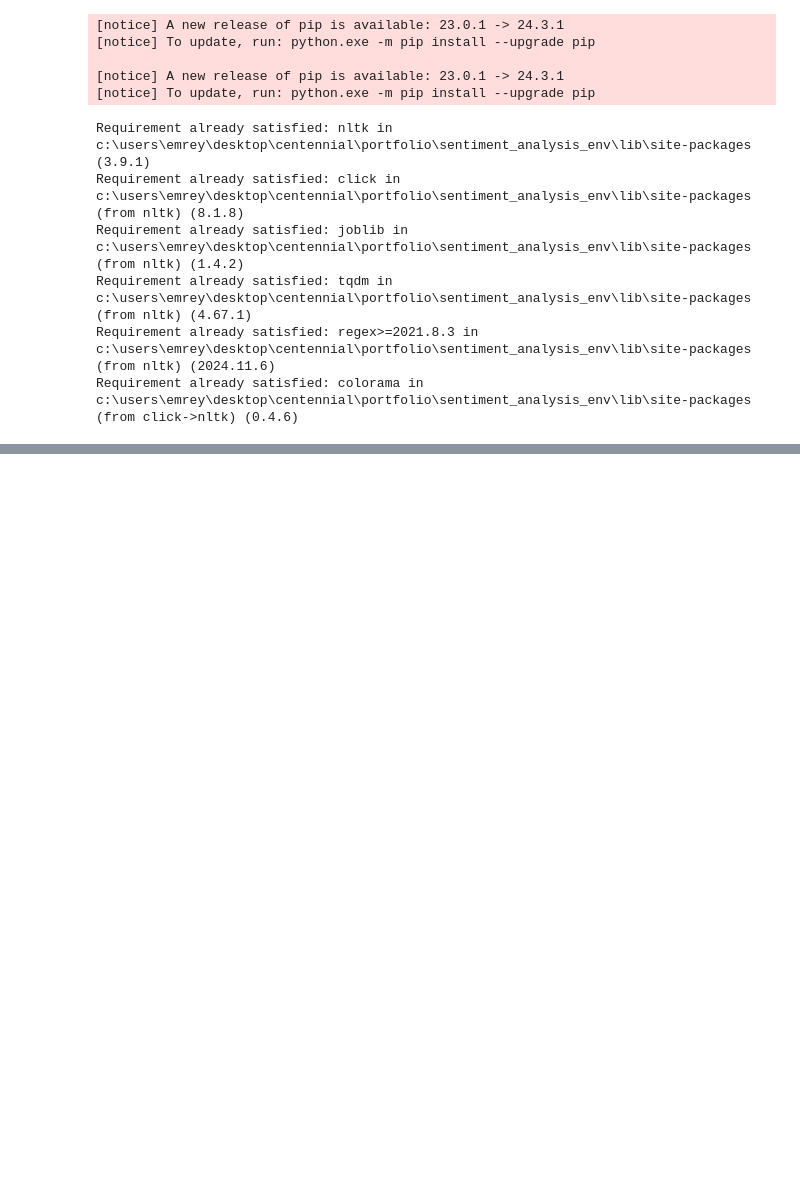
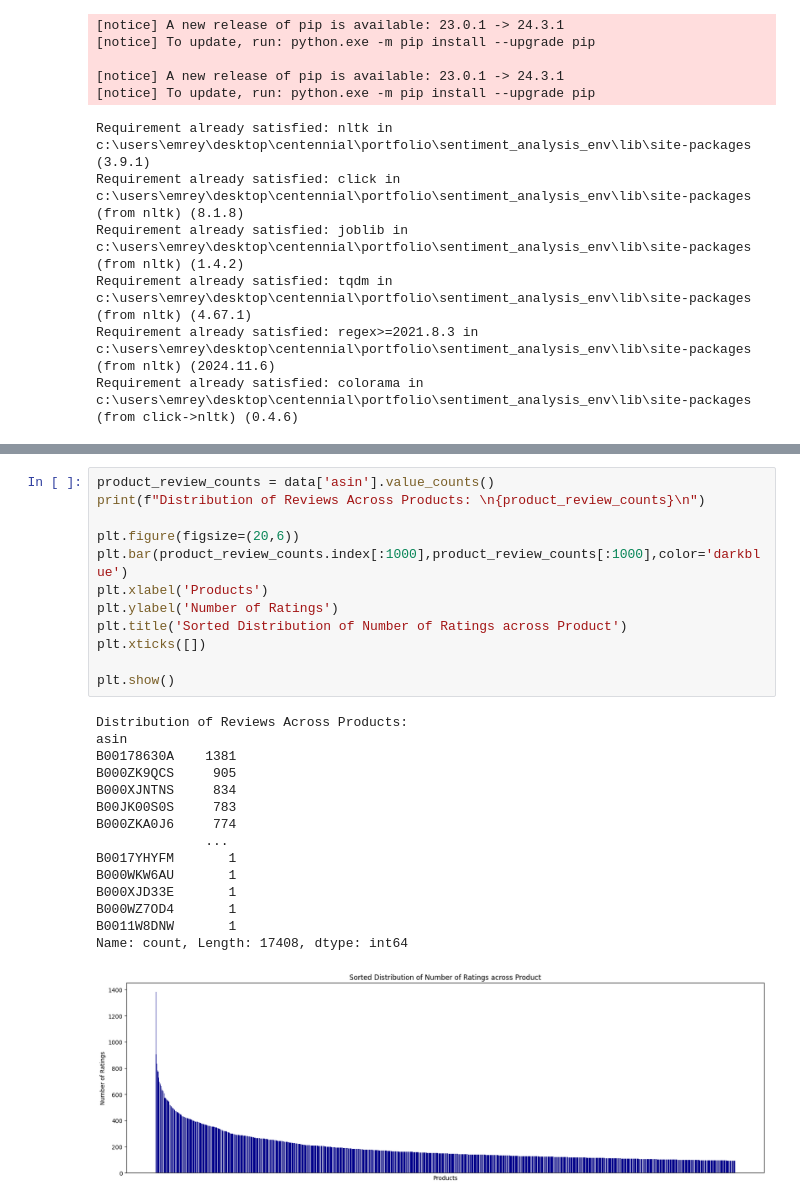
Before and after one commit to emreyurderiportfolio/Portfolio, a Jupyter notebook: Amazon_Reviews_Sentiment_Analysis/Sentiment_Analysis.ipynb, the cells around one changed output, grey strips where cells are left out. Drawn from its saved outputs; the diff is of its cells as text; blank space fills up the shorter version.

```diff
--- a/Amazon_Reviews_Sentiment_Analysis/Sentiment_Analysis.ipynb
+++ b/Amazon_Reviews_Sentiment_Analysis/Sentiment_Analysis.ipynb
@@ -77,0 +195,28 @@ Successfully installed numpy-2.0.2 pandas-2.2.3 pytz-2024.2 tzdata-2024.2
+# %%
+product_review_counts = data['asin'].value_counts()
+print(f"Distribution of Reviews Across Products: \n{product_review_counts}\n")
+
+plt.figure(figsize=(20,6))
+plt.bar(product_review_counts.index[:1000],product_review_counts[:1000],color='darkblue')
+plt.xlabel('Products')
+plt.ylabel('Number of Ratings')
+plt.title('Sorted Distribution of Number of Ratings across Product')
+plt.xticks([])
+
+plt.show()
+# %% [output]
+Distribution of Reviews Across Products:
+asin
+B00178630A    1381
+B000ZK9QCS     905
+B000XJNTNS     834
+B00JK00S0S     783
+B000ZKA0J6     774
+              ...
+B0017YHYFM       1
+B000WKW6AU       1
+B000XJD33E       1
+B000WZ7OD4       1
+B0011W8DNW       1
+Name: count, Length: 17408, dtype: int64
+[figure, added]
```
Also changed, not shown: parts of 27 cells of this notebook.
